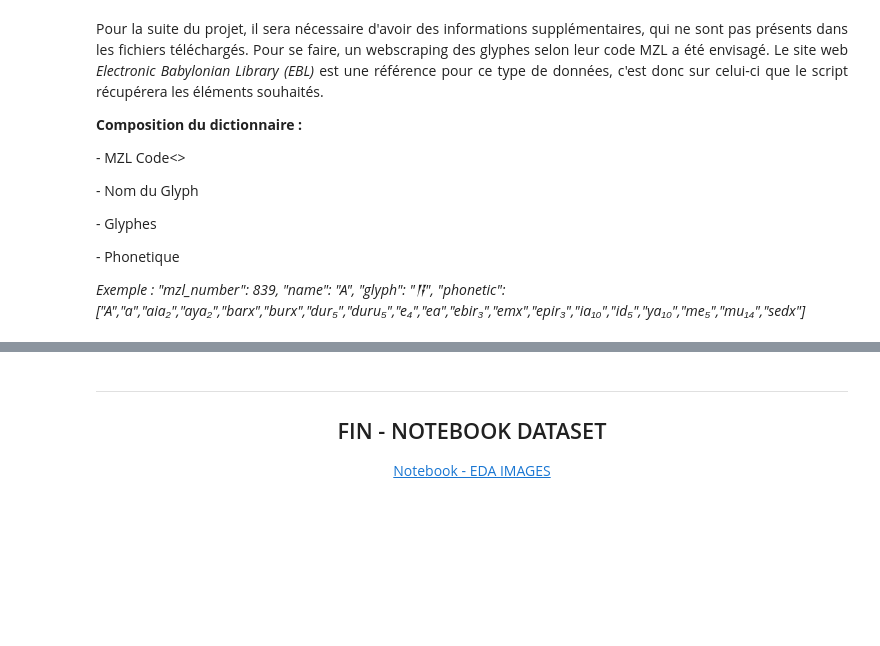
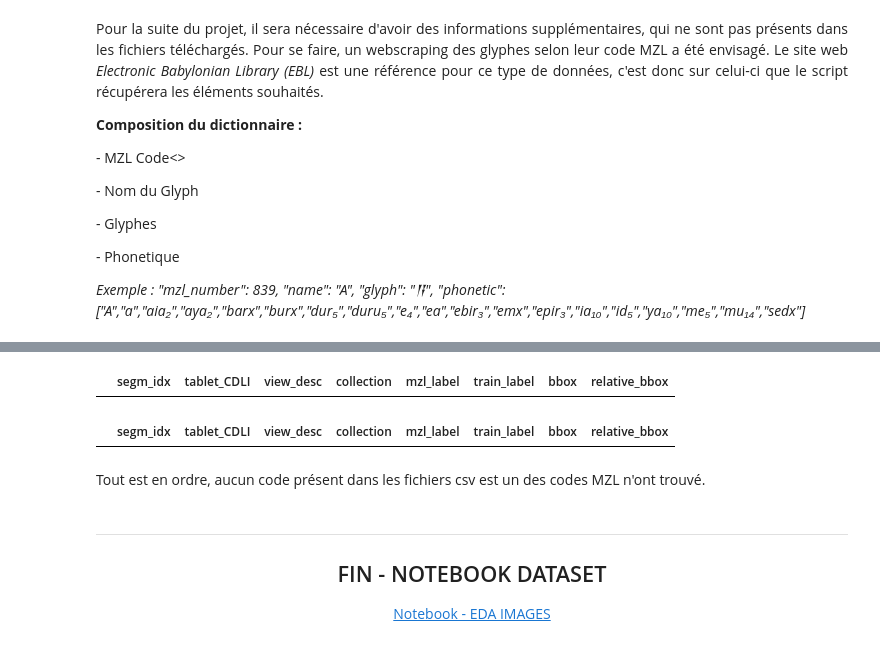
Before and after one commit to CharleyDL/Aissyr, a Jupyter notebook: notebook/notebook_part1_-_EDA_DATASET.ipynb, the cells around one changed output, grey strips where cells are left out. Drawn from its saved outputs; the diff is of its cells as text; code cells hidden in the pictures; blank space fills up the shorter version.

```diff
--- a/notebook/notebook_part1_-_EDA_DATASET.ipynb
+++ b/notebook/notebook_part1_-_EDA_DATASET.ipynb
@@ -639,3 +650,21 @@ Exemple : "mzl_number": 839, "name": "A", "glyph": "𒀀", "phonetic": ["A","a",
+# %%
+NO_MZL_CODE = [48, 58, 189, 276, 325, 370, 423, 473, 520, 529, 534, 604, 607,
+               624, 626, 654, 656, 657, 658, 664, 680, 697, 716, 717, 718, 757, 822]
+
+df_train = pd.read_csv('../data/annotations/bbox_annotations_train_full.csv')
+df_test = pd.read_csv('../data/annotations/bbox_annotations_test_full.csv')
+# %%
+df_train[df_train['mzl_label'].isin(NO_MZL_CODE)]
+# %% [output]
+|  | segm_idx | tablet_CDLI | view_desc | collection | mzl_label | train_label | bbox | relative_bbox |
+# %%
+df_test[df_test['mzl_label'].isin(NO_MZL_CODE)]
+# %% [output]
+|  | segm_idx | tablet_CDLI | view_desc | collection | mzl_label | train_label | bbox | relative_bbox |
+# %% [markdown]
+<p style="text-align: justify; margin-left: 80px; margin-right: 80px;">
+Tout est en ordre, aucun code présent dans les fichiers csv est un des codes MZL n'ont trouvé.
+</p>
 # %% [markdown]
 ----
 #
```
Also changed, not shown: parts of 1 cell of this notebook, 2 other files.
